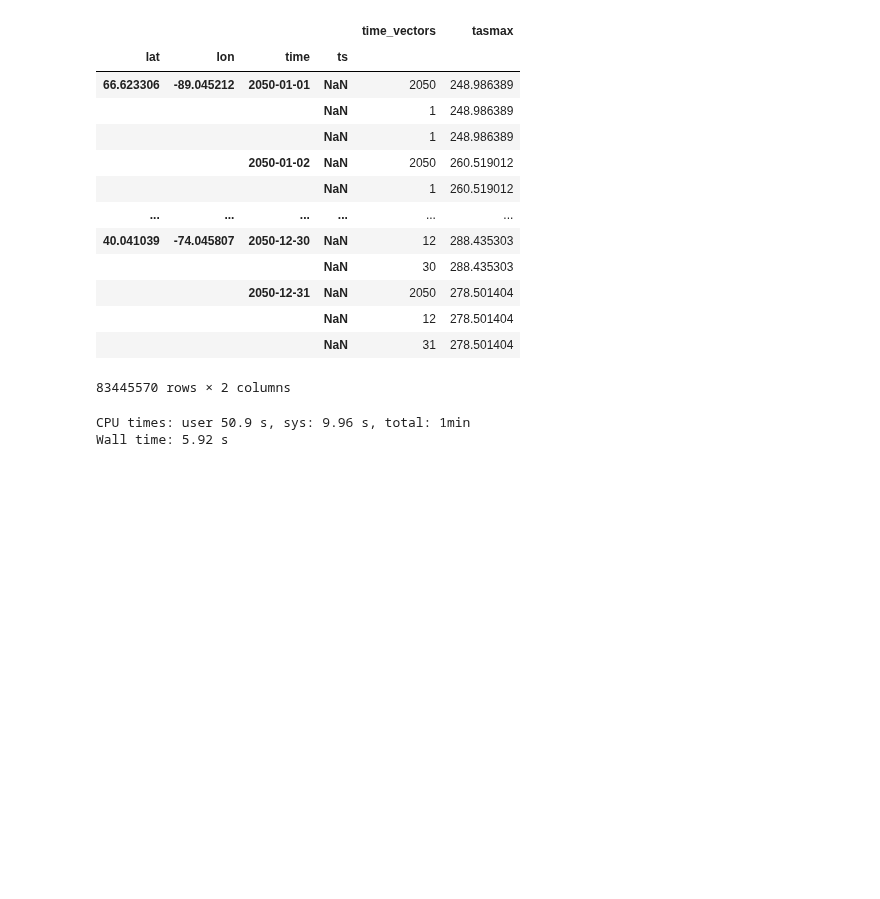
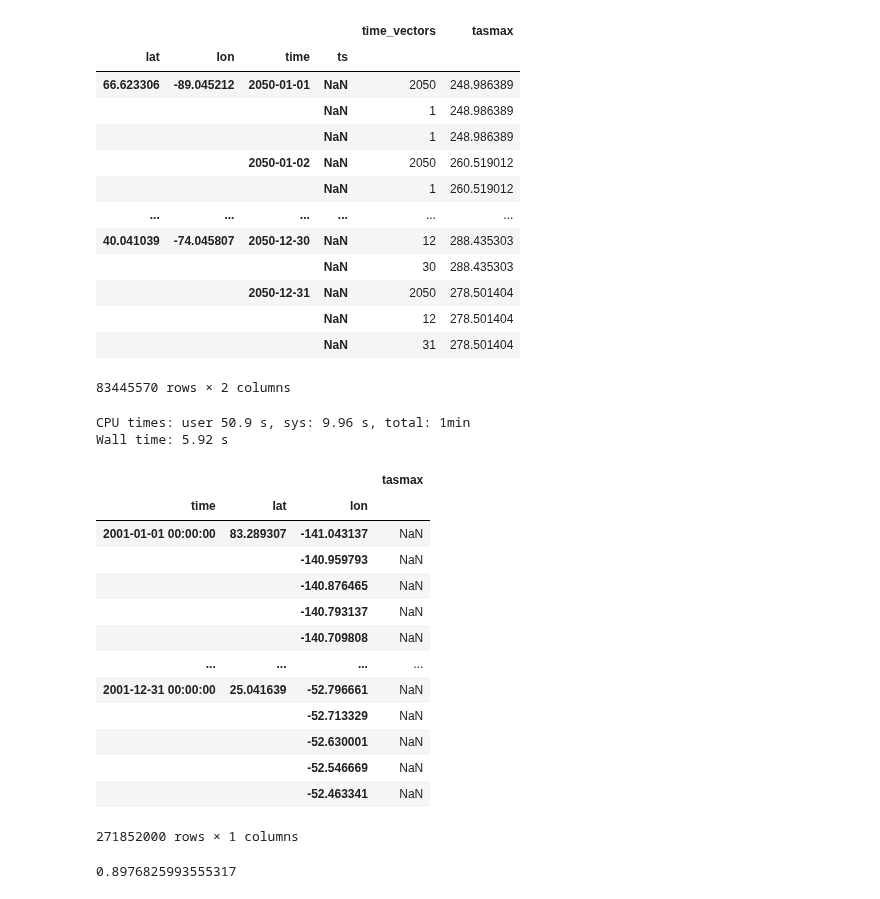
Before and after one commit to marinalopez2110/FistTemplateClimPort, a Jupyter notebook: TimeMeans_Of_Each_File.ipynb, the cells around one changed output. Saved outputs shown, nothing was run; the diff lists cells and outputs as text; code cells hidden in the pictures; blank space fills up the shorter version.

Commit message:
Got NaNs tasmax percentage to show to Trevor Charge models names for processing

```diff
--- a/TimeMeans_Of_Each_File.ipynb
+++ b/TimeMeans_Of_Each_File.ipynb
@@ -165,3 +165,28 @@ Wall time: 37.8 s
 # %% [output]
 CPU times: user 50.9 s, sys: 9.96 s, total: 1min
 Wall time: 5.92 s
+# %%
+dstest = xr.open_dataset("/home/mlopez/EXEC/Data/tasmax_day_IPSL-CM5A-LR_rcp85_r1i1p1_na10kgrid_qm-moving-50bins-detrend_2001.nc")
+# %%
+dftest = dstest.tasmax.to_dataframe()
+# %%
+dftest
+# %% [output]
+|  |  |  | tasmax |
+| time | lat | lon |  |
+| 2001-01-01 00:00:00 | 83.289307 | -141.043137 | NaN |
+|  |  | -140.959793 | NaN |
+|  |  | -140.876465 | NaN |
+|  |  | -140.793137 | NaN |
+|  |  | -140.709808 | NaN |
+| ... | ... | ... | ... |
+| 2001-12-31 00:00:00 | 25.041639 | -52.796661 | NaN |
+|  |  | -52.713329 | NaN |
+|  |  | -52.630001 | NaN |
+|  |  | -52.546669 | NaN |
+|  |  | -52.463341 | NaN |
+271852000 rows × 1 columns
+# %%
+dftest["tasmax"].isna().mean()
+# %% [output]
+0.8976825993555317
```
Also changed, not shown: parts of 1 cell of this notebook, 1 other file.
